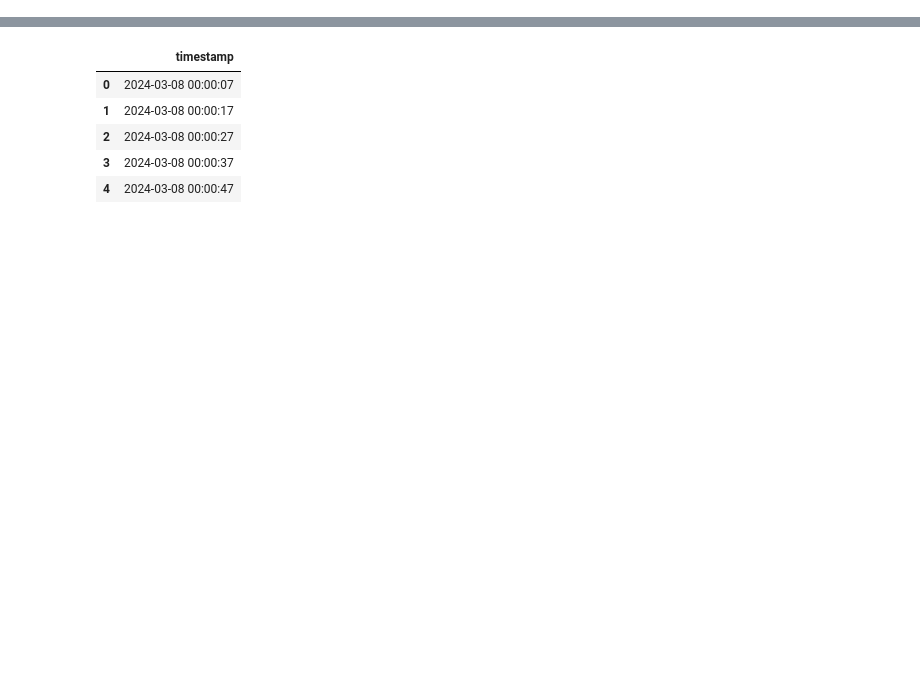
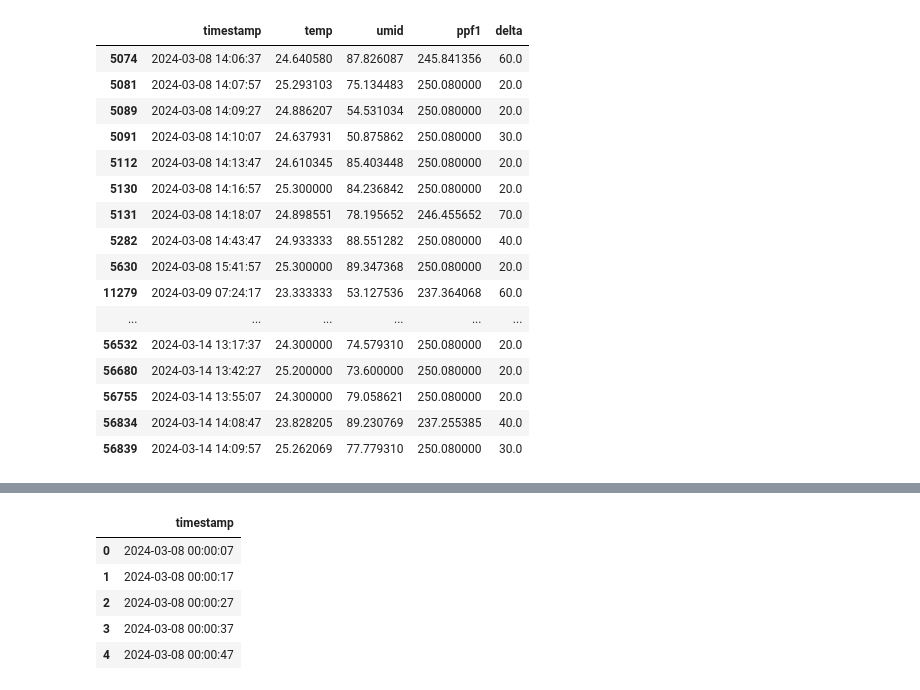
Before and after one commit to crdamke1984/app_falhas, a Jupyter notebook: teste.ipynb, the cells around one changed output, grey strips where cells are left out. Saved outputs shown, nothing was run; the diff lists cells and outputs as text; code cells hidden in the pictures; blank space fills up the shorter version.

```diff
--- a/teste.ipynb
+++ b/teste.ipynb
@@ -25,0 +34,3 @@ df = df.sort_values("timestamp").reset_index(drop=True)
+# %%
+df_copy = df.copy()
+df_copy.head()
@@ -25,0 +44,3 @@ df = df.sort_values("timestamp").reset_index(drop=True)
+# %%
+df_copy['delta'] = df_copy['timestamp'].diff().dt.total_seconds().fillna(0)
+df_copy.head()
@@ -25,0 +54,21 @@ df = df.sort_values("timestamp").reset_index(drop=True)
+# %%
+linhas_vazias = df_copy[df_copy['delta'] > 10]
+linhas_vazias
+# %% [output]
+|  | timestamp | temp | umid | ppf1 | delta |
+| 5074 | 2024-03-08 14:06:37 | 24.640580 | 87.826087 | 245.841356 | 60.0 |
+| 5081 | 2024-03-08 14:07:57 | 25.293103 | 75.134483 | 250.080000 | 20.0 |
+| 5089 | 2024-03-08 14:09:27 | 24.886207 | 54.531034 | 250.080000 | 20.0 |
+| 5091 | 2024-03-08 14:10:07 | 24.637931 | 50.875862 | 250.080000 | 30.0 |
+| 5112 | 2024-03-08 14:13:47 | 24.610345 | 85.403448 | 250.080000 | 20.0 |
+| 5130 | 2024-03-08 14:16:57 | 25.300000 | 84.236842 | 250.080000 | 20.0 |
+| 5131 | 2024-03-08 14:18:07 | 24.898551 | 78.195652 | 246.455652 | 70.0 |
+| 5282 | 2024-03-08 14:43:47 | 24.933333 | 88.551282 | 250.080000 | 40.0 |
+| 5630 | 2024-03-08 15:41:57 | 25.300000 | 89.347368 | 250.080000 | 20.0 |
+| 11279 | 2024-03-09 07:24:17 | 23.333333 | 53.127536 | 237.364068 | 60.0 |
+| ... | ... | ... | ... | ... | ... |
+| 56532 | 2024-03-14 13:17:37 | 24.300000 | 74.579310 | 250.080000 | 20.0 |
+| 56680 | 2024-03-14 13:42:27 | 25.200000 | 73.600000 | 250.080000 | 20.0 |
+| 56755 | 2024-03-14 13:55:07 | 24.300000 | 79.058621 | 250.080000 | 20.0 |
+| 56834 | 2024-03-14 14:08:47 | 23.828205 | 89.230769 | 237.255385 | 40.0 |
+| 56839 | 2024-03-14 14:09:57 | 25.262069 | 77.779310 | 250.080000 | 30.0 |
```
Also changed, not shown: parts of 12 cells of this notebook, 6 other files.
